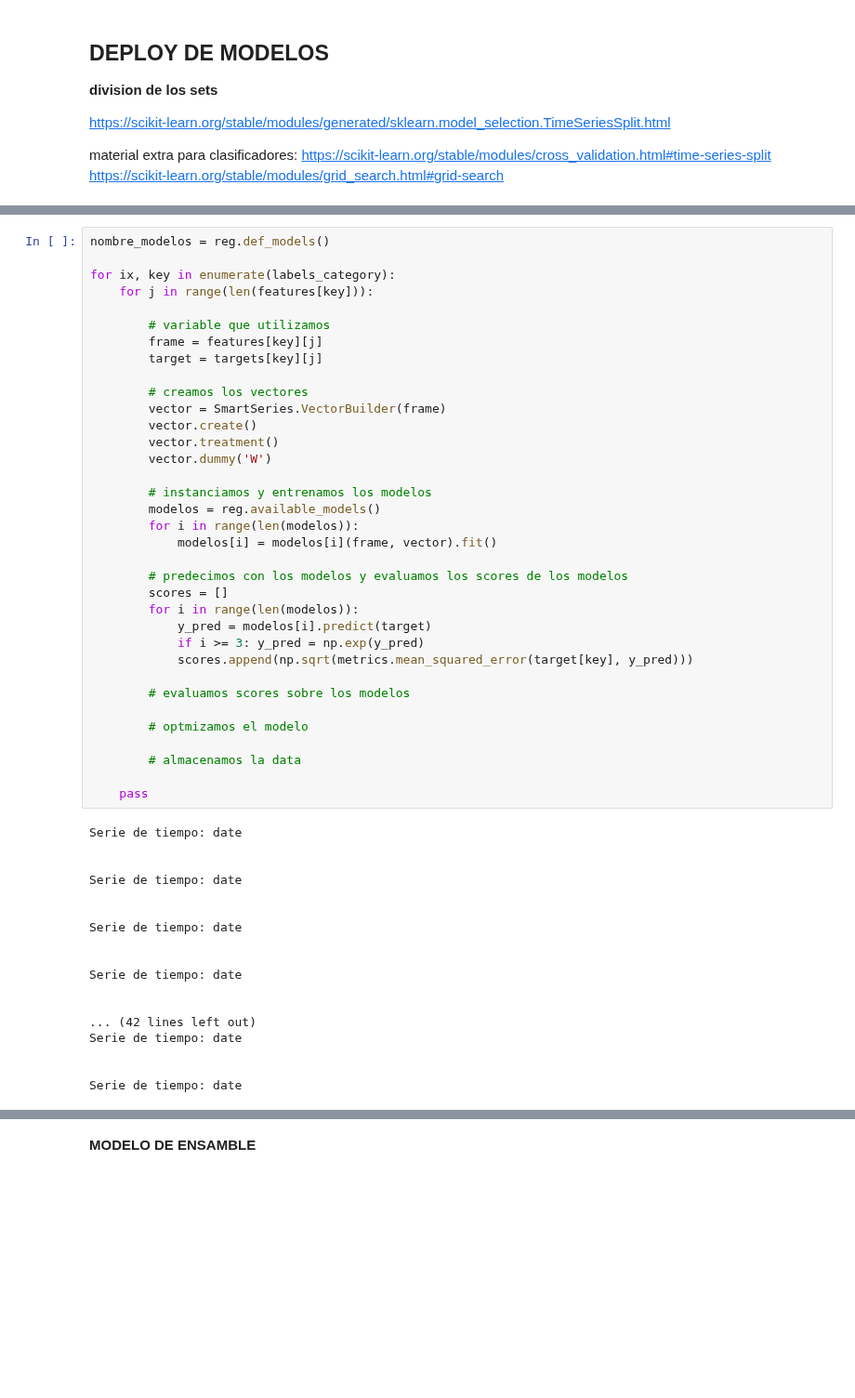
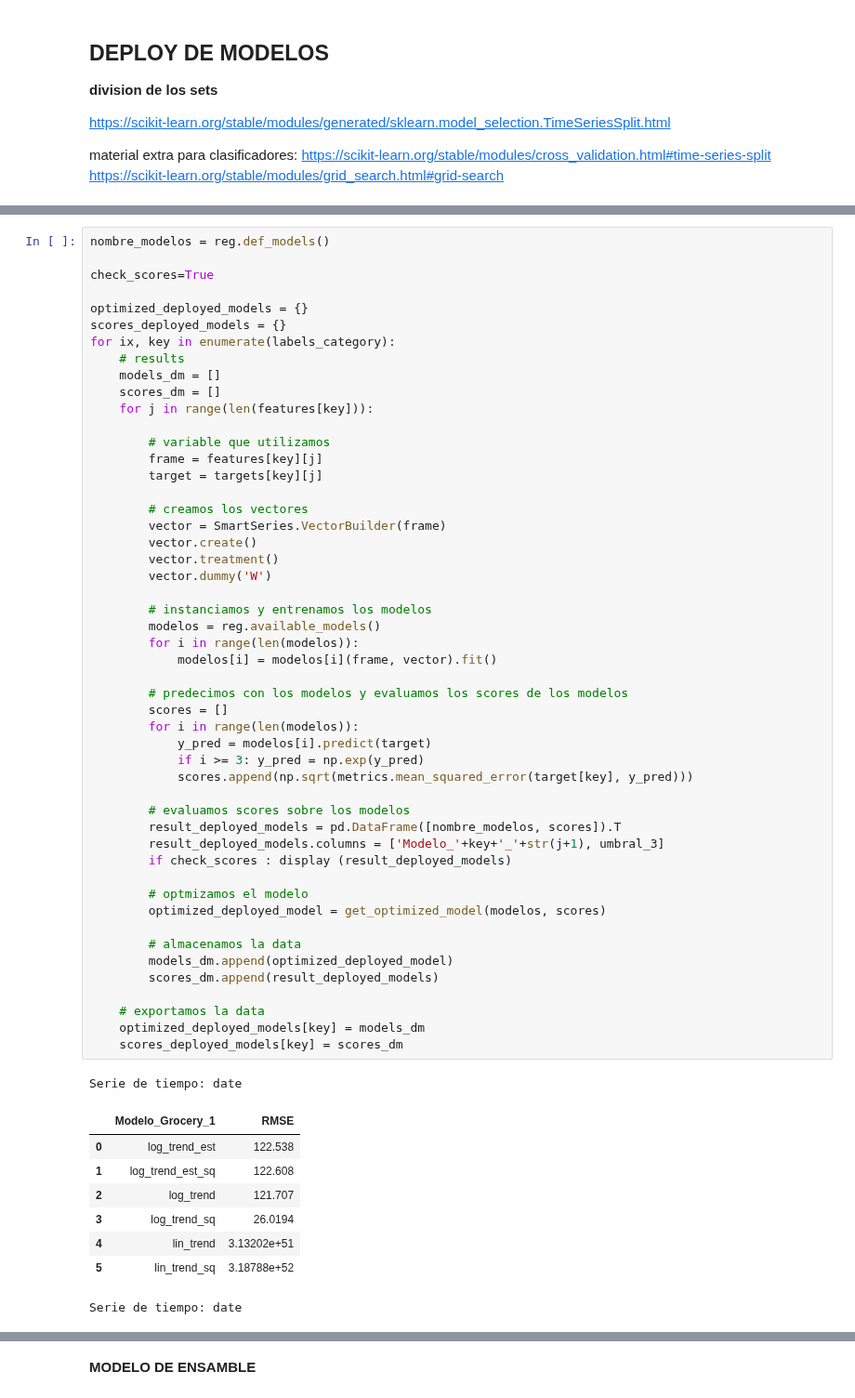
Before and after one commit to AgustinSt1990/tp_final, a Jupyter notebook: TP_FINAL_Machine_Learning_V2.ipynb, the cells around one changed output, grey strips where cells are left out. Shown at 93% size. Cells and saved outputs as stored; diff of their text form; blank space fills up the shorter version.

```diff
--- a/TP_FINAL_Machine_Learning_V2.ipynb
+++ b/TP_FINAL_Machine_Learning_V2.ipynb
@@ -374,53 +481,60 @@ if check:
 # %%
 nombre_modelos = reg.def_models()
 
+check_scores=True
+
+optimized_deployed_models = {}
+scores_deployed_models = {}
 for ix, key in enumerate(labels_category):
+    # results
+    models_dm = []
+    scores_dm = []
     for j in range(len(features[key])):
 
         # variable que utilizamos
         frame = features[key][j]
         target = targets[key][j]
 
         # creamos los vectores
         vector = SmartSeries.VectorBuilder(frame)
         vector.create()
         vector.treatment()
         vector.dummy('W')
 
         # instanciamos y entrenamos los modelos
         modelos = reg.available_models()
         for i in range(len(modelos)):
             modelos[i] = modelos[i](frame, vector).fit()
 
         # predecimos con los modelos y evaluamos los scores de los modelos
         scores = []
         for i in range(len(modelos)):
             y_pred = modelos[i].predict(target)
             if i >= 3: y_pred = np.exp(y_pred)
             scores.append(np.sqrt(metrics.mean_squared_error(target[key], y_pred)))
 
         # evaluamos scores sobre los modelos
+        result_deployed_models = pd.DataFrame([nombre_modelos, scores]).T
+        result_deployed_models.columns = ['Modelo_'+key+'_'+str(j+1), umbral_3]
+        if check_scores : display (result_deployed_models)
 
         # optmizamos el modelo
+        optimized_deployed_model = get_optimized_model(modelos, scores)
 
         # almacenamos la data
+        models_dm.append(optimized_deployed_model)
+        scores_dm.append(result_deployed_models)
 
-    pass
+    # exportamos la data
+    optimized_deployed_models[key] = models_dm
+    scores_deployed_models[key] = scores_dm
 # %% [output]
 Serie de tiempo: date
-
-
-Serie de tiempo: date
-
-
-Serie de tiempo: date
-
-
-Serie de tiempo: date
-
-
-... (42 lines left out)
-Serie de tiempo: date
-
-
-Serie de tiempo: date
+|  | Modelo_Grocery_1 | RMSE |
+| 0 | log_trend_est | 122.538 |
+| 1 | log_trend_est_sq | 122.608 |
+| 2 | log_trend | 121.707 |
+| 3 | log_trend_sq | 26.0194 |
+| 4 | lin_trend | 3.13202e+51 |
+| 5 | lin_trend_sq | 3.18788e+52 |
+Serie de tiempo: date
```
Also changed, not shown: parts of 11 cells of this notebook, 1 other file.
